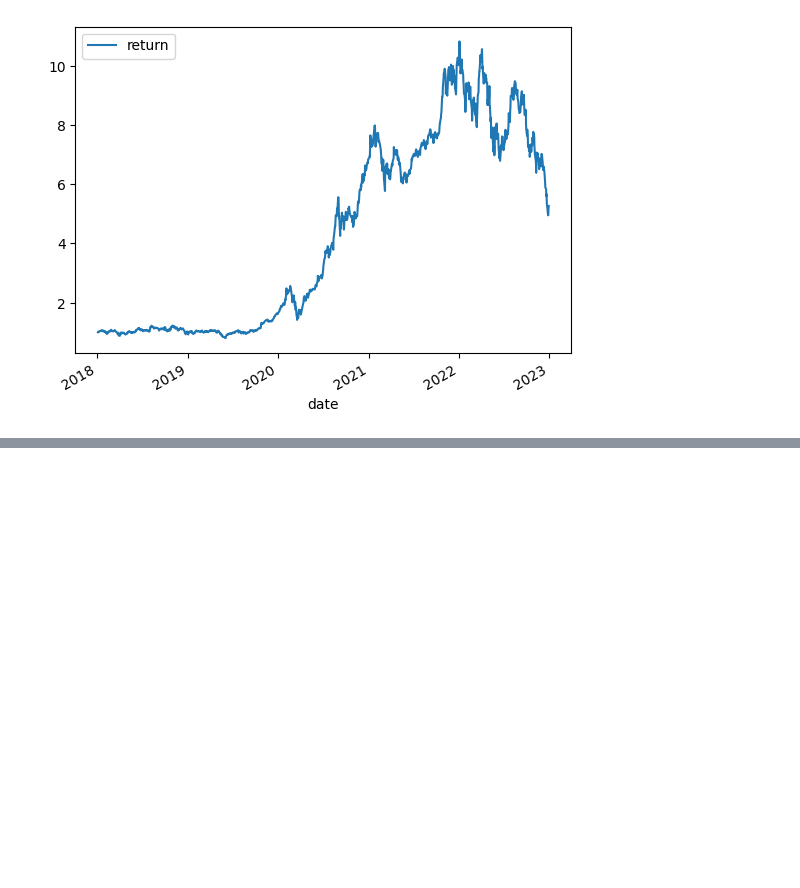
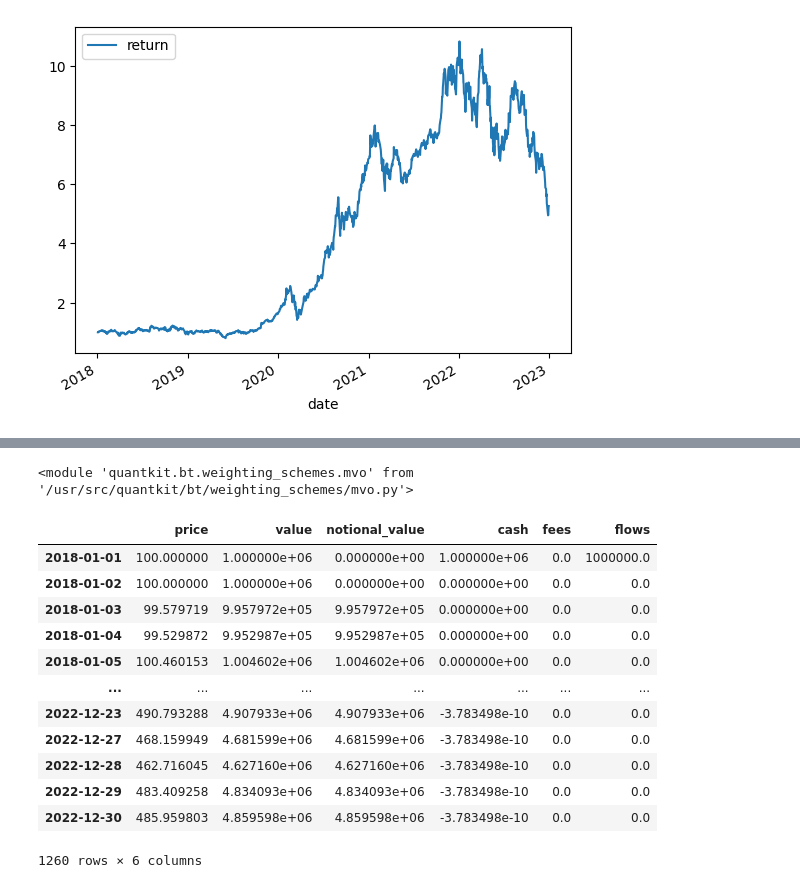
Before and after one commit to mohitbgupta-tcw/quantkit, a Jupyter notebook: notebooks/greg/scratch.ipynb, the cells around one changed output, grey strips where cells are left out. Saved outputs shown, nothing was run; the diff lists cells and outputs as text; code cells hidden in the pictures; blank space fills up the shorter version.

```diff
--- a/notebooks/greg/scratch.ipynb
+++ b/notebooks/greg/scratch.ipynb
@@ -168,0 +190,68 @@ children
+# %%
+import quantkit.bt.frequency as frequency
+import quantkit.bt.signals as signals
+import quantkit.bt.weighting_schemes as weighting_schemes
+import quantkit.bt.portfolio_management as portfolio_management
+
+import warnings
+warnings.filterwarnings('ignore')
+
+from importlib import reload
+reload(bt)
+reload(bt.backtest_engine)
+reload(bt.backtest_engine.backtest)
+reload(bt.core_structure.strategy)
+reload(weighting_schemes)
+reload(weighting_schemes.mvo)
+# %% [output]
+<module 'quantkit.bt.weighting_schemes.mvo' from '/usr/src/quantkit/bt/weighting_schemes/mvo.py'>
+# %%
+children = [ bt.Security( name ) for name in df.columns ]
+
+# algo to fire on the beginning of every month and to run on the first date
+runMonthlyAlgo = frequency.RunMonthly(
+    run_on_first_date=True
+)
+
+select_algo = signals.SelectAll()
+
+# algo to set the weights in the temp dictionary\
+weights = pd.Series([0.6, 0.4], index=df.columns)
+weighSpecifiedAlgo = weighting_schemes.SpecifiedWeight(**weights)
+
+# algo to rebalance the current weights to weights set in temp dictionary
+rebalAlgo = portfolio_management.Rebalance()
+
+# a strategy that rebalances monthly to specified weights
+s = "monthly"
+strat = bt.Strategy(
+    s,
+    algos = [
+        runMonthlyAlgo,
+        select_algo,
+        weighSpecifiedAlgo,
+        rebalAlgo
+    ],
+    children=children
+)
+
+# set integer_positions=False when positions are not required to be integers(round numbers)
+backtest = bt.Backtest(strat, df, integer_positions=False)
+
+res = bt.run(backtest)
+# %%
+res.get_data()
+# %% [output]
+|  | price | value | notional_value | cash | fees | flows |
+| 2018-01-01 | 100.000000 | 1.000000e+06 | 0.000000e+00 | 1.000000e+06 | 0.0 | 1000000.0 |
+| 2018-01-02 | 100.000000 | 1.000000e+06 | 0.000000e+00 | 0.000000e+00 | 0.0 | 0.0 |
+| 2018-01-03 | 99.579719 | 9.957972e+05 | 9.957972e+05 | 0.000000e+00 | 0.0 | 0.0 |
+| 2018-01-04 | 99.529872 | 9.952987e+05 | 9.952987e+05 | 0.000000e+00 | 0.0 | 0.0 |
+| 2018-01-05 | 100.460153 | 1.004602e+06 | 1.004602e+06 | 0.000000e+00 | 0.0 | 0.0 |
+| ... | ... | ... | ... | ... | ... | ... |
+| 2022-12-23 | 490.793288 | 4.907933e+06 | 4.907933e+06 | -3.783498e-10 | 0.0 | 0.0 |
+| 2022-12-27 | 468.159949 | 4.681599e+06 | 4.681599e+06 | -3.783498e-10 | 0.0 | 0.0 |
+| 2022-12-28 | 462.716045 | 4.627160e+06 | 4.627160e+06 | -3.783498e-10 | 0.0 | 0.0 |
+| 2022-12-29 | 483.409258 | 4.834093e+06 | 4.834093e+06 | -3.783498e-10 | 0.0 | 0.0 |
+| 2022-12-30 | 485.959803 | 4.859598e+06 | 4.859598e+06 | -3.783498e-10 | 0.0 | 0.0 |
+1260 rows × 6 columns
```
Also changed, not shown: parts of 16 cells of this notebook, 2 other files.
